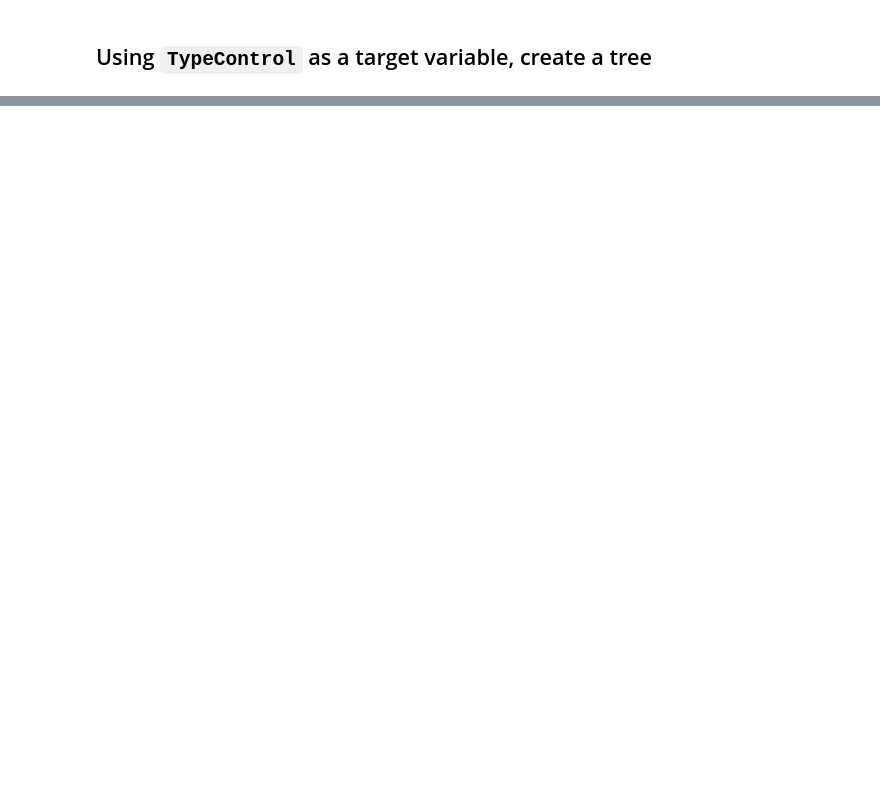
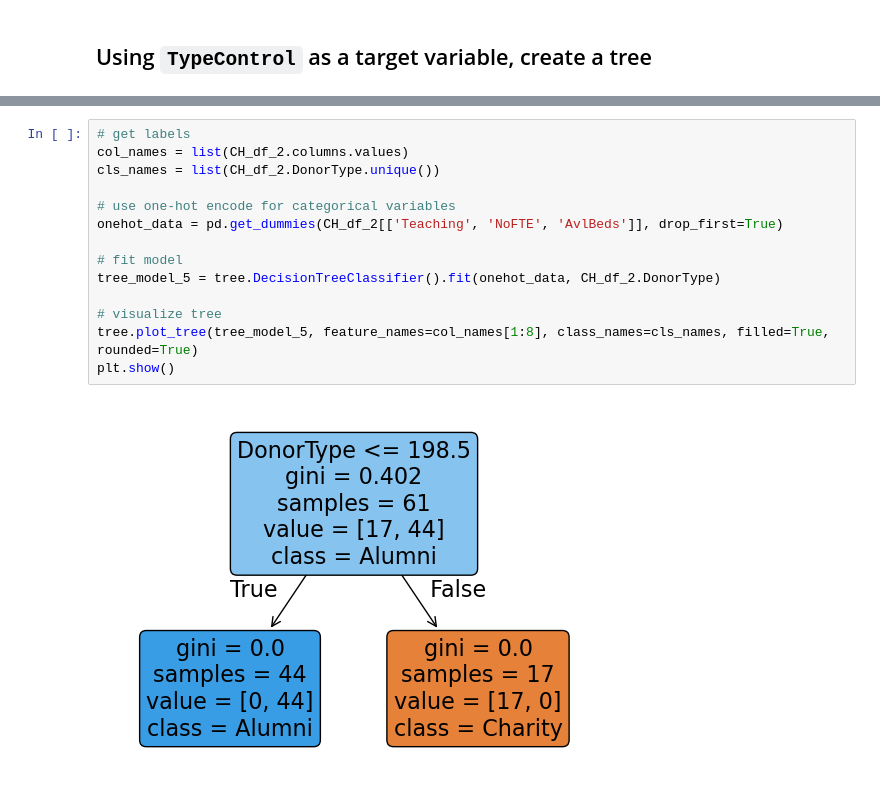
Before and after one commit to TheUltimateFishstick/week10labs, a Jupyter notebook: 10_Independent_Lab_Morgan.ipynb, the cells around one changed output, grey strips where cells are left out. Drawn from its saved outputs; the diff is of its cells as text; blank space fills up the shorter version.

```diff
--- a/10_Independent_Lab_Morgan.ipynb
+++ b/10_Independent_Lab_Morgan.ipynb
@@ -233,0 +254,16 @@ TypeError: can only concatenate str (not "numpy.int32") to str
+# %%
+# get labels
+col_names = list(CH_df_2.columns.values)
+cls_names = list(CH_df_2.DonorType.unique())
+
+# use one-hot encode for categorical variables
+onehot_data = pd.get_dummies(CH_df_2[['Teaching', 'NoFTE', 'AvlBeds']], drop_first=True)
+
+# fit model
+tree_model_5 = tree.DecisionTreeClassifier().fit(onehot_data, CH_df_2.DonorType)
+
+# visualize tree
+tree.plot_tree(tree_model_5, feature_names=col_names[1:8], class_names=cls_names, filled=True, rounded=True)
+plt.show()
+# %% [output]
+[figure, added]
```
Also changed, not shown: parts of 4 cells of this notebook, 2 other files.
